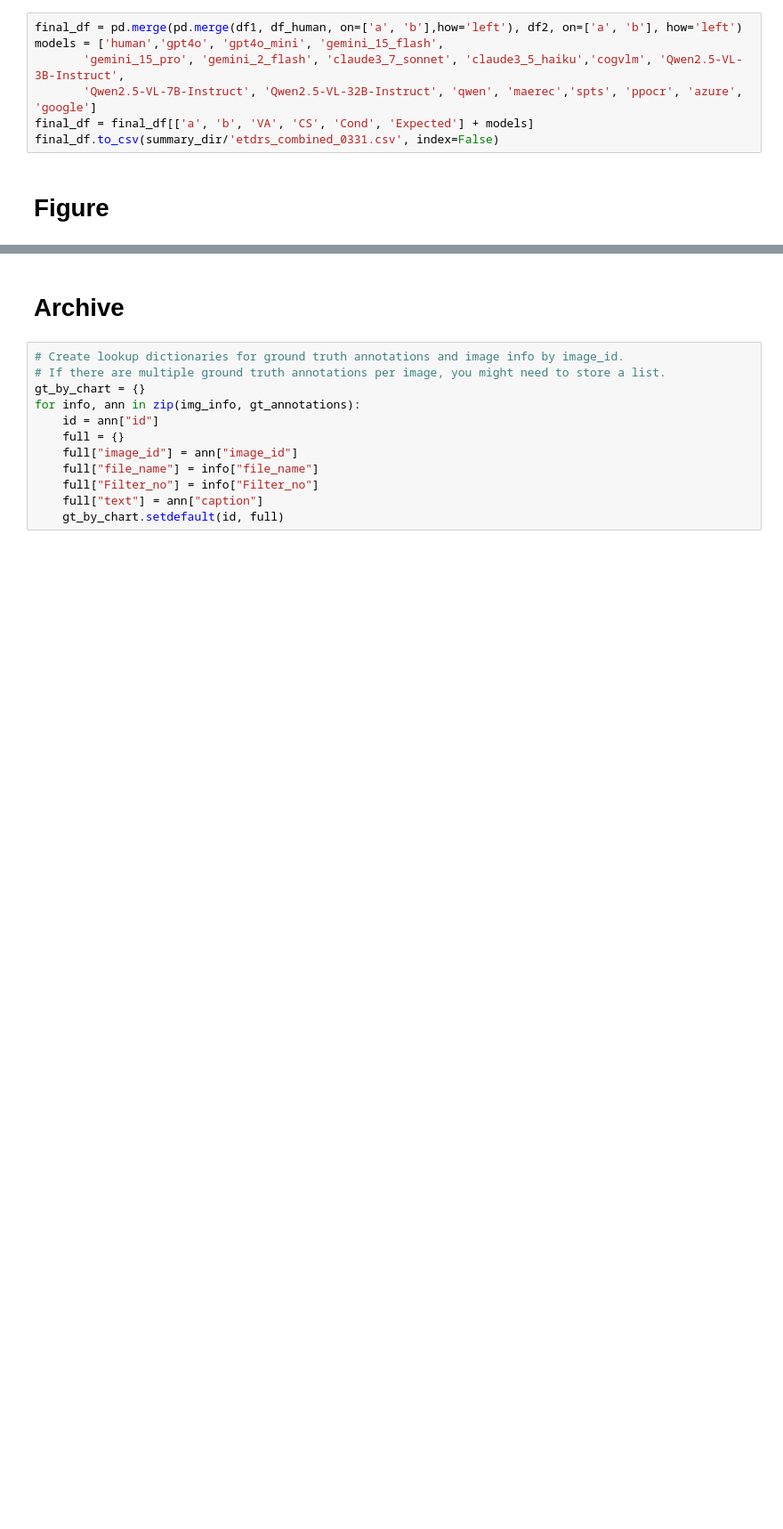
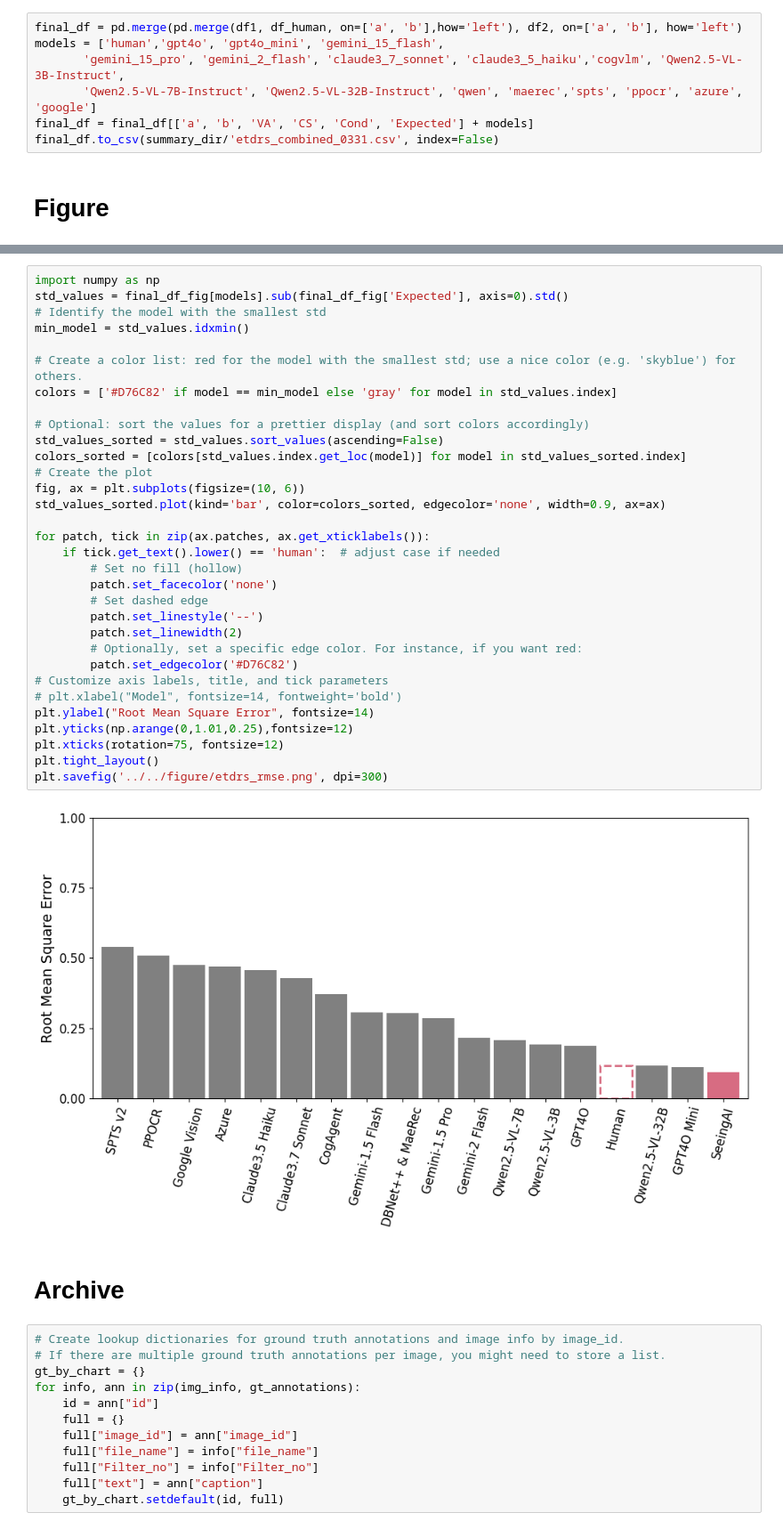
Before and after one commit to kaiagaoqy/VIOCR_infer_models, a Jupyter notebook: untils/eval/etdrs_eval.ipynb, the cells around one changed output, grey strips where cells are left out. Shown: that part at 89% size. Drawn from its saved outputs; the diff is of its cells as text; blank space fills up the shorter version.

```diff
--- a/untils/eval/etdrs_eval.ipynb
+++ b/untils/eval/etdrs_eval.ipynb
@@ -242,3 +262,37 @@ plt.show()
+# %%
+import numpy as np
+std_values = final_df_fig[models].sub(final_df_fig['Expected'], axis=0).std()
+# Identify the model with the smallest std
+min_model = std_values.idxmin()
+
+# Create a color list: red for the model with the smallest std; use a nice color (e.g. 'skyblue') for others.
+colors = ['#D76C82' if model == min_model else 'gray' for model in std_values.index]
+
+# Optional: sort the values for a prettier display (and sort colors accordingly)
+std_values_sorted = std_values.sort_values(ascending=False)
+colors_sorted = [colors[std_values.index.get_loc(model)] for model in std_values_sorted.index]
+# Create the plot
+fig, ax = plt.subplots(figsize=(10, 6))
+std_values_sorted.plot(kind='bar', color=colors_sorted, edgecolor='none', width=0.9, ax=ax)
+
+for patch, tick in zip(ax.patches, ax.get_xticklabels()):
+    if tick.get_text().lower() == 'human':  # adjust case if needed
+        # Set no fill (hollow)
+        patch.set_facecolor('none')
+        # Set dashed edge
+        patch.set_linestyle('--')
+        patch.set_linewidth(2)
+        # Optionally, set a specific edge color. For instance, if you want red:
+        patch.set_edgecolor('#D76C82')
+# Customize axis labels, title, and tick parameters
+# plt.xlabel("Model", fontsize=14, fontweight='bold')
+plt.ylabel("Root Mean Square Error", fontsize=14)
+plt.yticks(np.arange(0,1.01,0.25),fontsize=12)
+plt.xticks(rotation=75, fontsize=12)
+plt.tight_layout()
+plt.savefig('../../figure/etdrs_rmse.png', dpi=300)
+# %% [output]
+[figure, added]
 # %% [markdown]
 # Archive
 # %%
```
Also changed, not shown: parts of 2 cells of this notebook, 19 other files.
